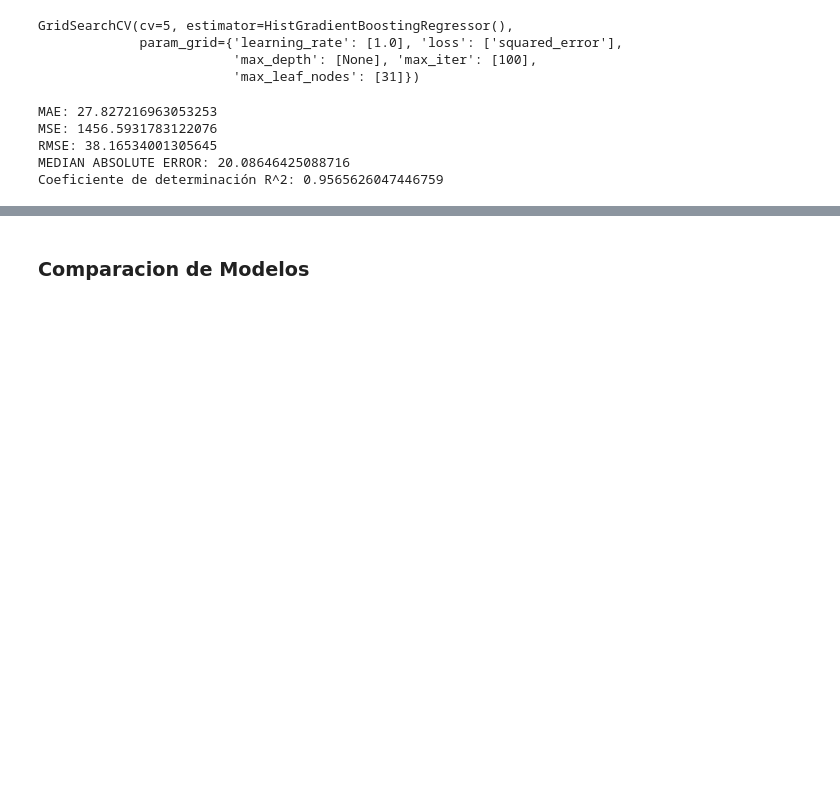
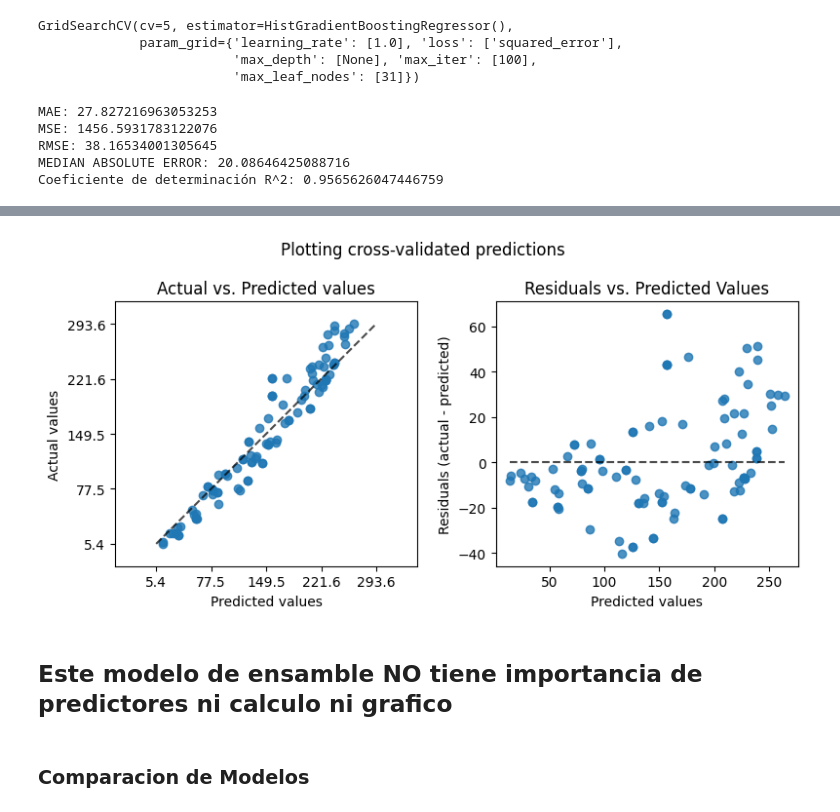
Before and after one commit to Viny2030/UMSA, a Jupyter notebook: rg_01_sklearn.ipynb, the cells around one changed output, grey strips where cells are left out. Saved outputs shown, nothing was run; the diff lists cells and outputs as text; code cells hidden in the pictures; blank space fills up the shorter version.

```diff
--- a/rg_01_sklearn.ipynb
+++ b/rg_01_sklearn.ipynb
@@ -1235,3 +1295,41 @@ Coeficiente de determinación R^2: 0.9565626047446759
+# %%
+from sklearn.metrics import PredictionErrorDisplay
+
+# Assuming 'modelo' is your trained model, 'X' is your feature data,
+# and 'y' is your target DataFrame
+
+# Extract the target column as a Series or 1D array
+y_true = y['ventas']  # Assuming 'ventas' is the target column name
+
+# Now use the reshaped y_true for plotting
+y_pred = model.predict(X)  # Calculate predicted values
+
+fig, axs = plt.subplots(ncols=2, figsize=(8, 4))
+PredictionErrorDisplay.from_predictions(
+    y_true,  # Use the extracted target column
+    y_pred=y_pred,
+    kind="actual_vs_predicted",
+    subsample=100,
+    ax=axs[0],
+    random_state=0,
+)
+axs[0].set_title("Actual vs. Predicted values")
+PredictionErrorDisplay.from_predictions(
+    y_true,  # Use the extracted target column
+    y_pred=y_pred,
+    kind="residual_vs_predicted",
+    subsample=100,
+    ax=axs[1],
+    random_state=0,
+)
+axs[1].set_title("Residuals vs. Predicted Values")
+fig.suptitle("Plotting cross-validated predictions")
+plt.tight_layout()
+plt.show()
+# %% [output]
+[figure, added]
+# %% [markdown]
+## Este modelo de ensamble NO tiene importancia de predictores ni calculo ni grafico
 # %% [markdown]
 ### **Comparacion de Modelos**
 # %%
```
Also changed, not shown: parts of 16 cells of this notebook.
